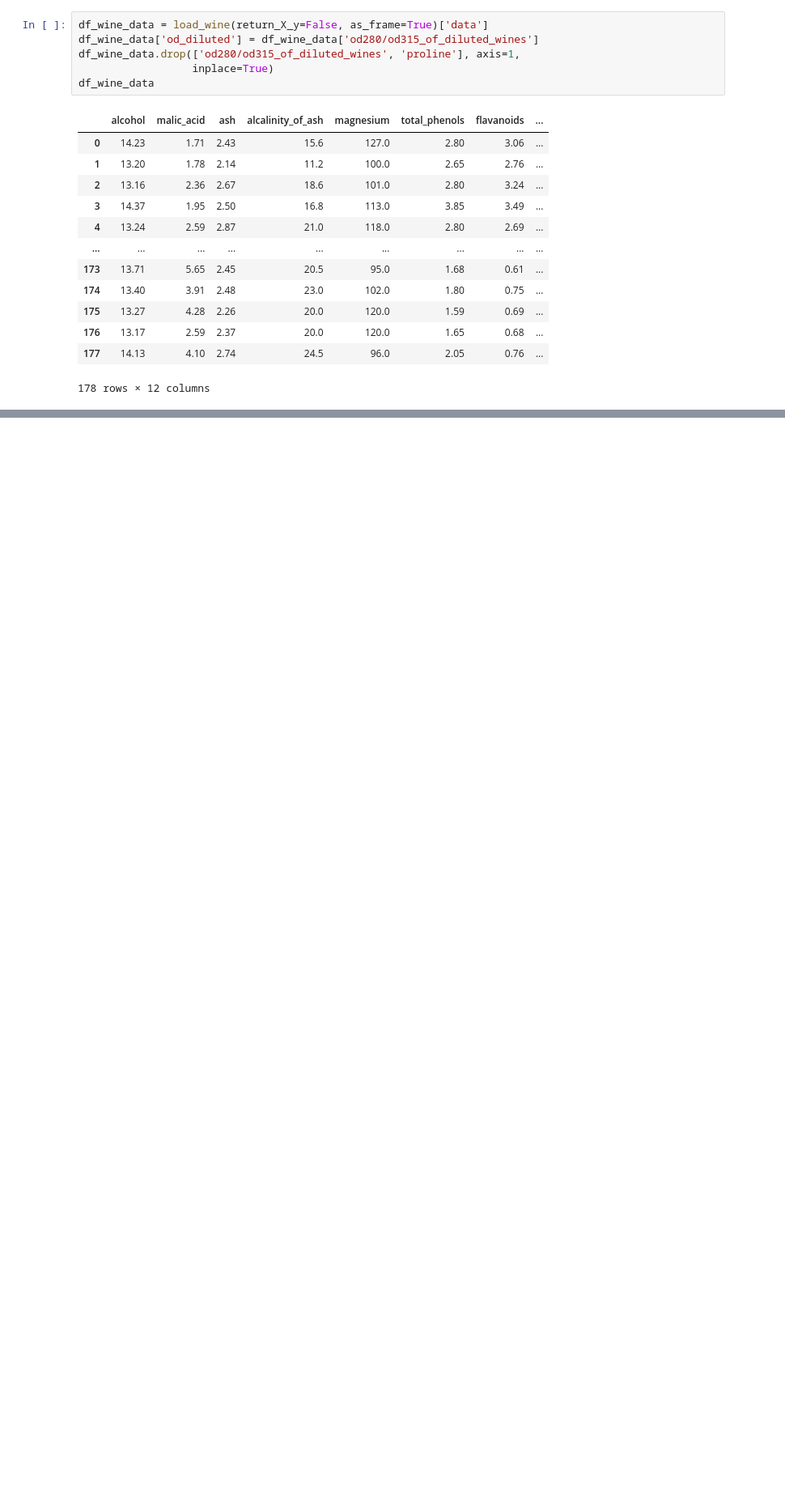
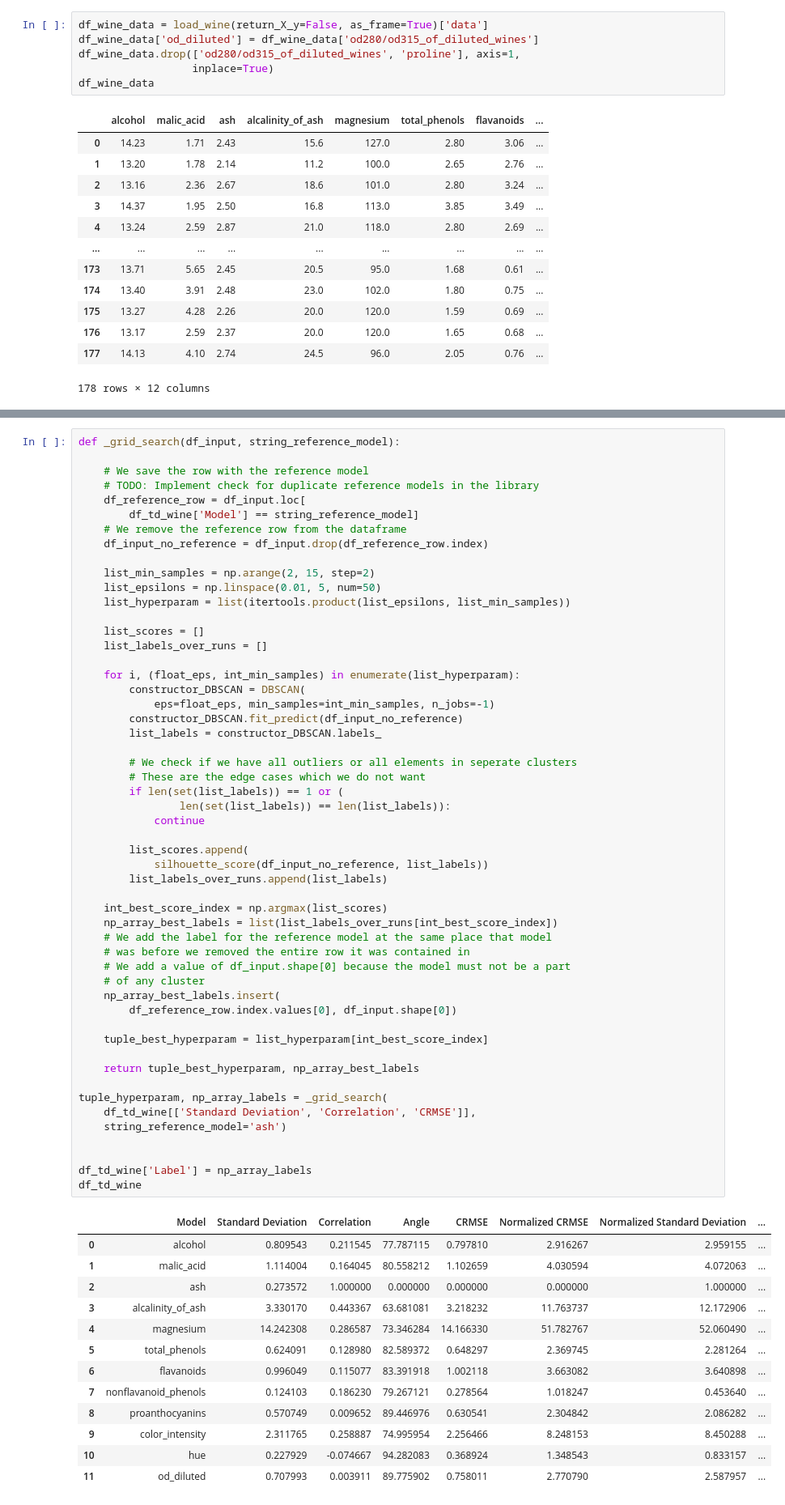
Before and after one commit to AAnzel/Polar-Diagrams-Dashboard, a Jupyter notebook: Source/Main.ipynb, the cells around one changed output, grey strips where cells are left out. Shown at 81% size. Saved outputs shown, nothing was run; the diff lists cells and outputs as text; blank space fills up the shorter version.

```diff
--- a/Source/Main.ipynb
+++ b/Source/Main.ipynb
@@ -33,0 +55,67 @@ df_wine_data
+# %%
+def _grid_search(df_input, string_reference_model):
+
+    # We save the row with the reference model
+    # TODO: Implement check for duplicate reference models in the library
+    df_reference_row = df_input.loc[
+        df_td_wine['Model'] == string_reference_model]
+    # We remove the reference row from the dataframe
+    df_input_no_reference = df_input.drop(df_reference_row.index)
+
+    list_min_samples = np.arange(2, 15, step=2)
+    list_epsilons = np.linspace(0.01, 5, num=50)
+    list_hyperparam = list(itertools.product(list_epsilons, list_min_samples))
+
+    list_scores = []
+    list_labels_over_runs = []
+
+    for i, (float_eps, int_min_samples) in enumerate(list_hyperparam):
+        constructor_DBSCAN = DBSCAN(
+            eps=float_eps, min_samples=int_min_samples, n_jobs=-1)
+        constructor_DBSCAN.fit_predict(df_input_no_reference)
+        list_labels = constructor_DBSCAN.labels_
+
+        # We check if we have all outliers or all elements in seperate clusters
+        # These are the edge cases which we do not want
+        if len(set(list_labels)) == 1 or (
+                len(set(list_labels)) == len(list_labels)):
+            continue
+
+        list_scores.append(
+            silhouette_score(df_input_no_reference, list_labels))
+        list_labels_over_runs.append(list_labels)
+
+    int_best_score_index = np.argmax(list_scores)
+    np_array_best_labels = list(list_labels_over_runs[int_best_score_index])
+    # We add the label for the reference model at the same place that model
+    # was before we removed the entire row it was contained in
+    # We add a value of df_input.shape[0] because the model must not be a part
+    # of any cluster
+    np_array_best_labels.insert(
+        df_reference_row.index.values[0], df_input.shape[0])
+
+    tuple_best_hyperparam = list_hyperparam[int_best_score_index]
+
+    return tuple_best_hyperparam, np_array_best_labels
+
+tuple_hyperparam, np_array_labels = _grid_search(
+    df_td_wine[['Standard Deviation', 'Correlation', 'CRMSE']],
+    string_reference_model='ash')
+
+
+df_td_wine['Label'] = np_array_labels
+df_td_wine
+# %% [output]
+|  | Model | Standard Deviation | Correlation | Angle | CRMSE | Normalized CRMSE | Normalized Standard Deviation | ... |
+| 0 | alcohol | 0.809543 | 0.211545 | 77.787115 | 0.797810 | 2.916267 | 2.959155 | ... |
+| 1 | malic_acid | 1.114004 | 0.164045 | 80.558212 | 1.102659 | 4.030594 | 4.072063 | ... |
+| 2 | ash | 0.273572 | 1.000000 | 0.000000 | 0.000000 | 0.000000 | 1.000000 | ... |
+| 3 | alcalinity_of_ash | 3.330170 | 0.443367 | 63.681081 | 3.218232 | 11.763737 | 12.172906 | ... |
+| 4 | magnesium | 14.242308 | 0.286587 | 73.346284 | 14.166330 | 51.782767 | 52.060490 | ... |
+| 5 | total_phenols | 0.624091 | 0.128980 | 82.589372 | 0.648297 | 2.369745 | 2.281264 | ... |
+| 6 | flavanoids | 0.996049 | 0.115077 | 83.391918 | 1.002118 | 3.663082 | 3.640898 | ... |
+| 7 | nonflavanoid_phenols | 0.124103 | 0.186230 | 79.267121 | 0.278564 | 1.018247 | 0.453640 | ... |
+| 8 | proanthocyanins | 0.570749 | 0.009652 | 89.446976 | 0.630541 | 2.304842 | 2.086282 | ... |
+| 9 | color_intensity | 2.311765 | 0.258887 | 74.995954 | 2.256466 | 8.248153 | 8.450288 | ... |
+| 10 | hue | 0.227929 | -0.074667 | 94.282083 | 0.368924 | 1.348543 | 0.833157 | ... |
+| 11 | od_diluted | 0.707993 | 0.003911 | 89.775902 | 0.758011 | 2.770790 | 2.587957 | ... |
```
Also changed, not shown: parts of 5 cells of this notebook.
